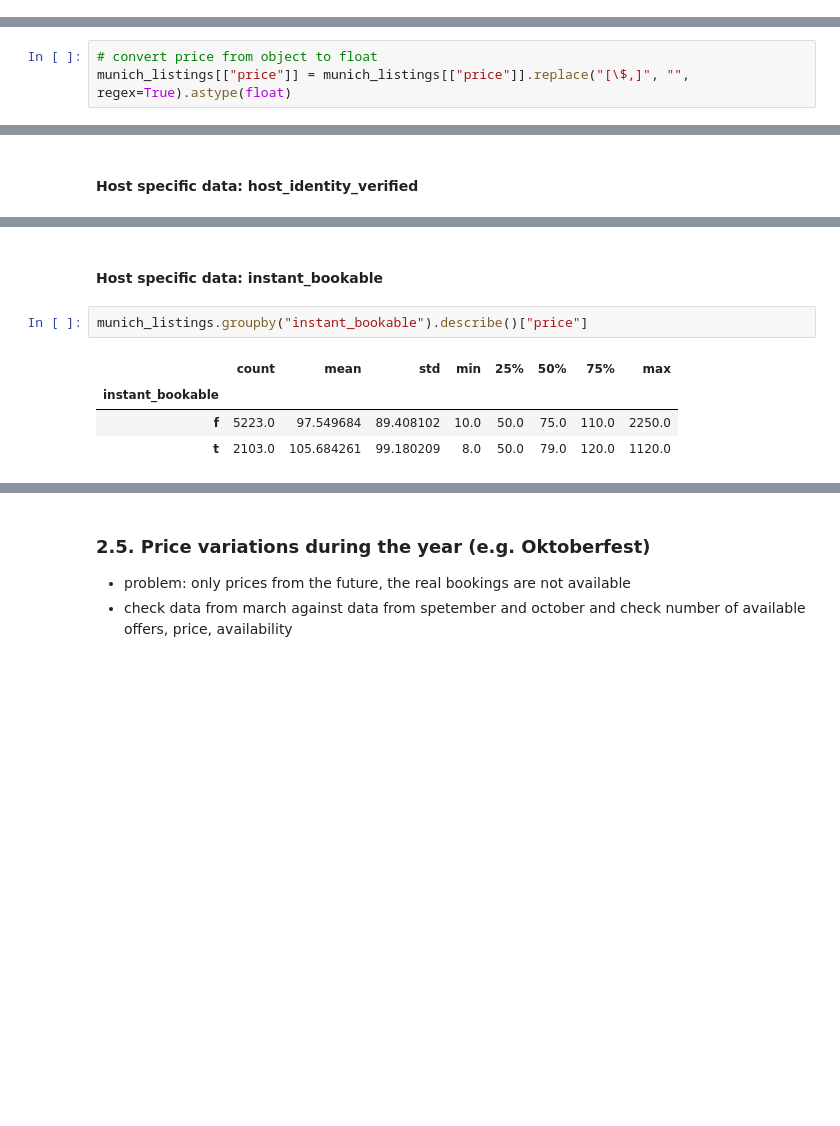
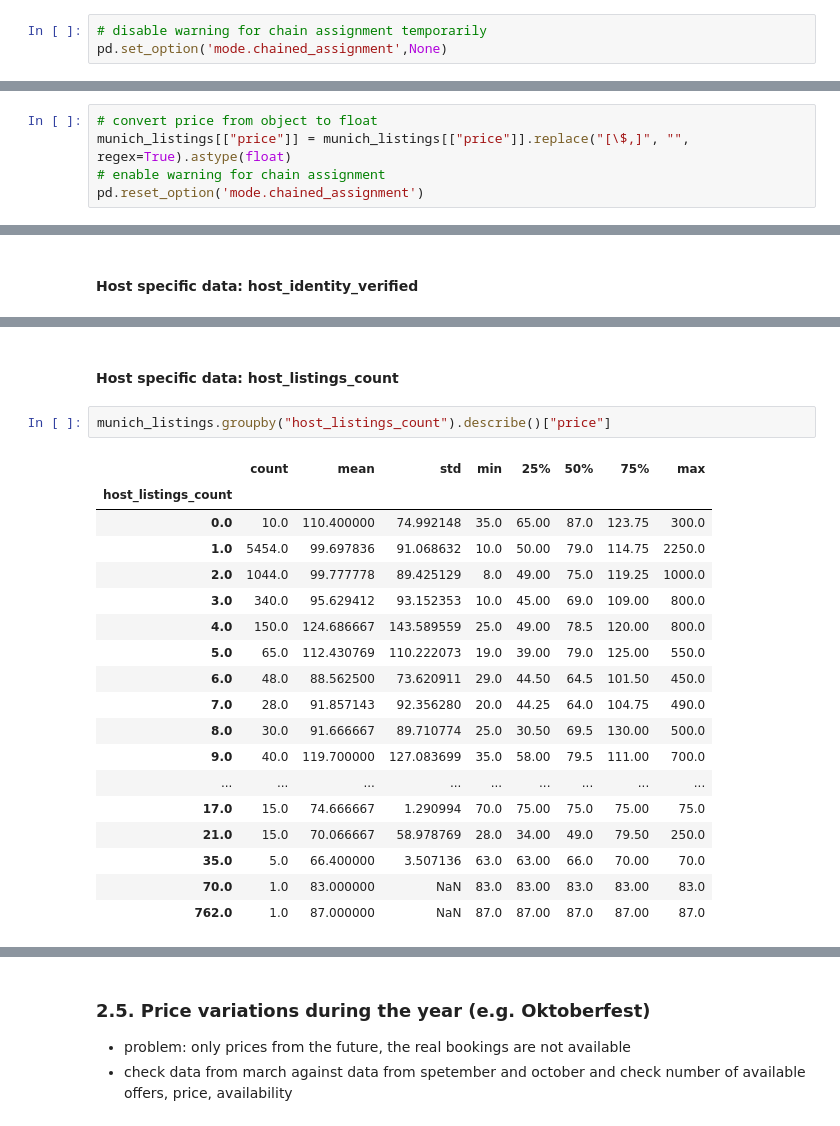
Before and after one commit to lethiess/AirBnB, a Jupyter notebook: AirBnb.ipynb, the cells around one changed output, grey strips where cells are left out. Cells and saved outputs as stored; diff of their text form; blank space fills up the shorter version.

```diff
--- a/AirBnb.ipynb
+++ b/AirBnb.ipynb
@@ -33,6 +38,9 @@ import seaborn as sns
 # %% [markdown]
 ### 1.1 Create dataset
 In the following section covers the creation an preparation of the dataset for the analysis. This includes loading the dataset, choosing the right variables/categories and dealing with missing values.
+# %%
+# disable warning for chain assignment temporarily
+pd.set_option('mode.chained_assignment',None)
 # %%
 # load dataset with all AirBnB listings in Munich, Germany, time: 15 March 2019
 munich_listings_raw = pd.read_csv("./data/munich/listings.csv.gz", low_memory=False)
@@ -91,6 +94,8 @@ dtype: object
 # %%
 # convert price from object to float
 munich_listings[["price"]] = munich_listings[["price"]].replace("[\$,]", "", regex=True).astype(float)
+# enable warning for chain assignment
+pd.reset_option('mode.chained_assignment')
 # %% [markdown]
 ### 1.2 Check for missing values
 # %%
@@ -454,9 +547,23 @@ munich_listings.groupby("host_identity_verified").describe()["price"]
 # %% [markdown]
-#### Host specific data: instant_bookable
+#### Host specific data: host_listings_count
 # %%
-munich_listings.groupby("instant_bookable").describe()["price"]
+munich_listings.groupby("host_listings_count").describe()["price"]
 # %% [output]
 |  | count | mean | std | min | 25% | 50% | 75% | max |
-| instant_bookable |  |  |  |  |  |  |  |  |
-| f | 5223.0 | 97.549684 | 89.408102 | 10.0 | 50.0 | 75.0 | 110.0 | 2250.0 |
-| t | 2103.0 | 105.684261 | 99.180209 | 8.0 | 50.0 | 79.0 | 120.0 | 1120.0 |
+| host_listings_count |  |  |  |  |  |  |  |  |
+| 0.0 | 10.0 | 110.400000 | 74.992148 | 35.0 | 65.00 | 87.0 | 123.75 | 300.0 |
+| 1.0 | 5454.0 | 99.697836 | 91.068632 | 10.0 | 50.00 | 79.0 | 114.75 | 2250.0 |
+| 2.0 | 1044.0 | 99.777778 | 89.425129 | 8.0 | 49.00 | 75.0 | 119.25 | 1000.0 |
+| 3.0 | 340.0 | 95.629412 | 93.152353 | 10.0 | 45.00 | 69.0 | 109.00 | 800.0 |
+| 4.0 | 150.0 | 124.686667 | 143.589559 | 25.0 | 49.00 | 78.5 | 120.00 | 800.0 |
+| 5.0 | 65.0 | 112.430769 | 110.222073 | 19.0 | 39.00 | 79.0 | 125.00 | 550.0 |
+| 6.0 | 48.0 | 88.562500 | 73.620911 | 29.0 | 44.50 | 64.5 | 101.50 | 450.0 |
+| 7.0 | 28.0 | 91.857143 | 92.356280 | 20.0 | 44.25 | 64.0 | 104.75 | 490.0 |
+| 8.0 | 30.0 | 91.666667 | 89.710774 | 25.0 | 30.50 | 69.5 | 130.00 | 500.0 |
+| 9.0 | 40.0 | 119.700000 | 127.083699 | 35.0 | 58.00 | 79.5 | 111.00 | 700.0 |
+| ... | ... | ... | ... | ... | ... | ... | ... | ... |
+| 17.0 | 15.0 | 74.666667 | 1.290994 | 70.0 | 75.00 | 75.0 | 75.00 | 75.0 |
+| 21.0 | 15.0 | 70.066667 | 58.978769 | 28.0 | 34.00 | 49.0 | 79.50 | 250.0 |
+| 35.0 | 5.0 | 66.400000 | 3.507136 | 63.0 | 63.00 | 66.0 | 70.00 | 70.0 |
+| 70.0 | 1.0 | 83.000000 | NaN | 83.0 | 83.00 | 83.0 | 83.00 | 83.0 |
+| 762.0 | 1.0 | 87.000000 | NaN | 87.0 | 87.00 | 87.0 | 87.00 | 87.0 |
```
Also changed, not shown: parts of 67 cells of this notebook.
